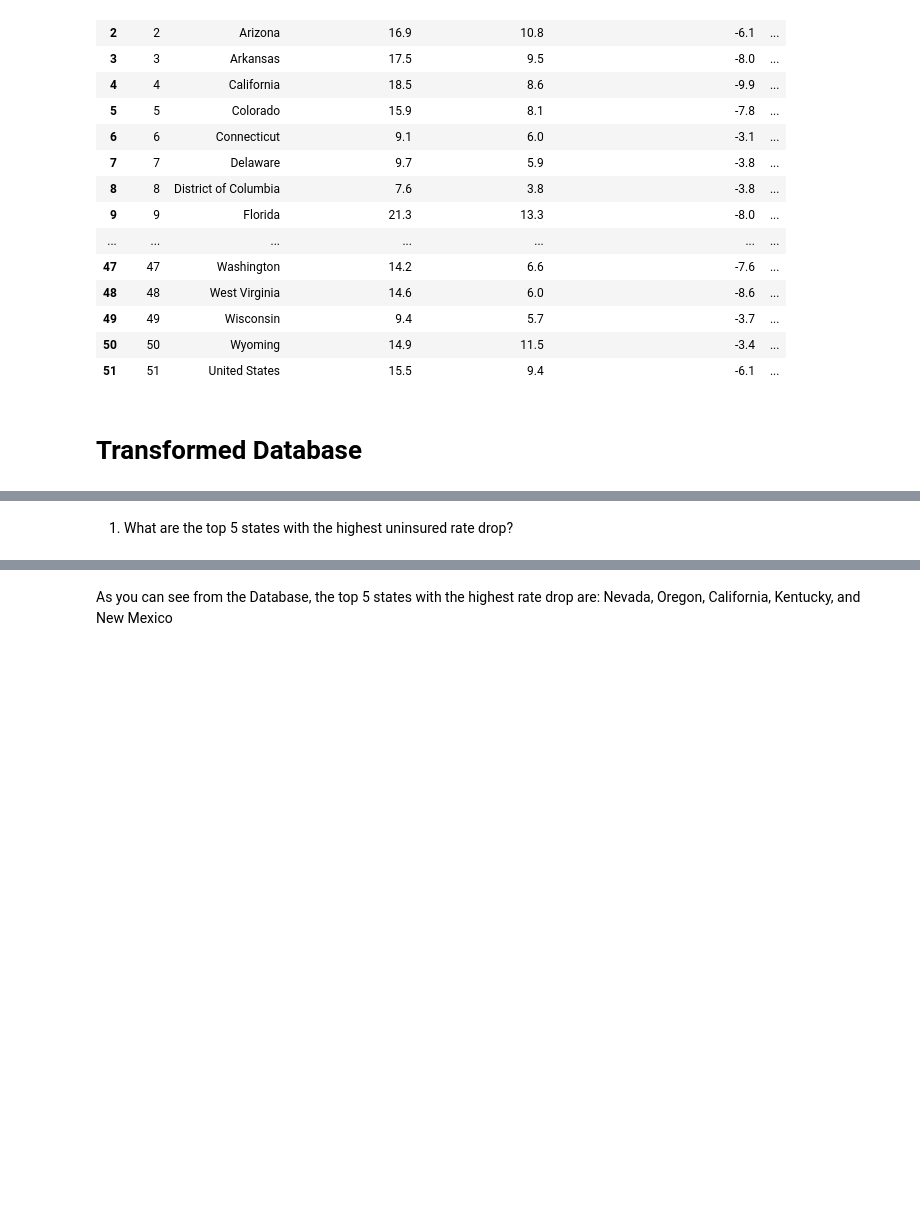
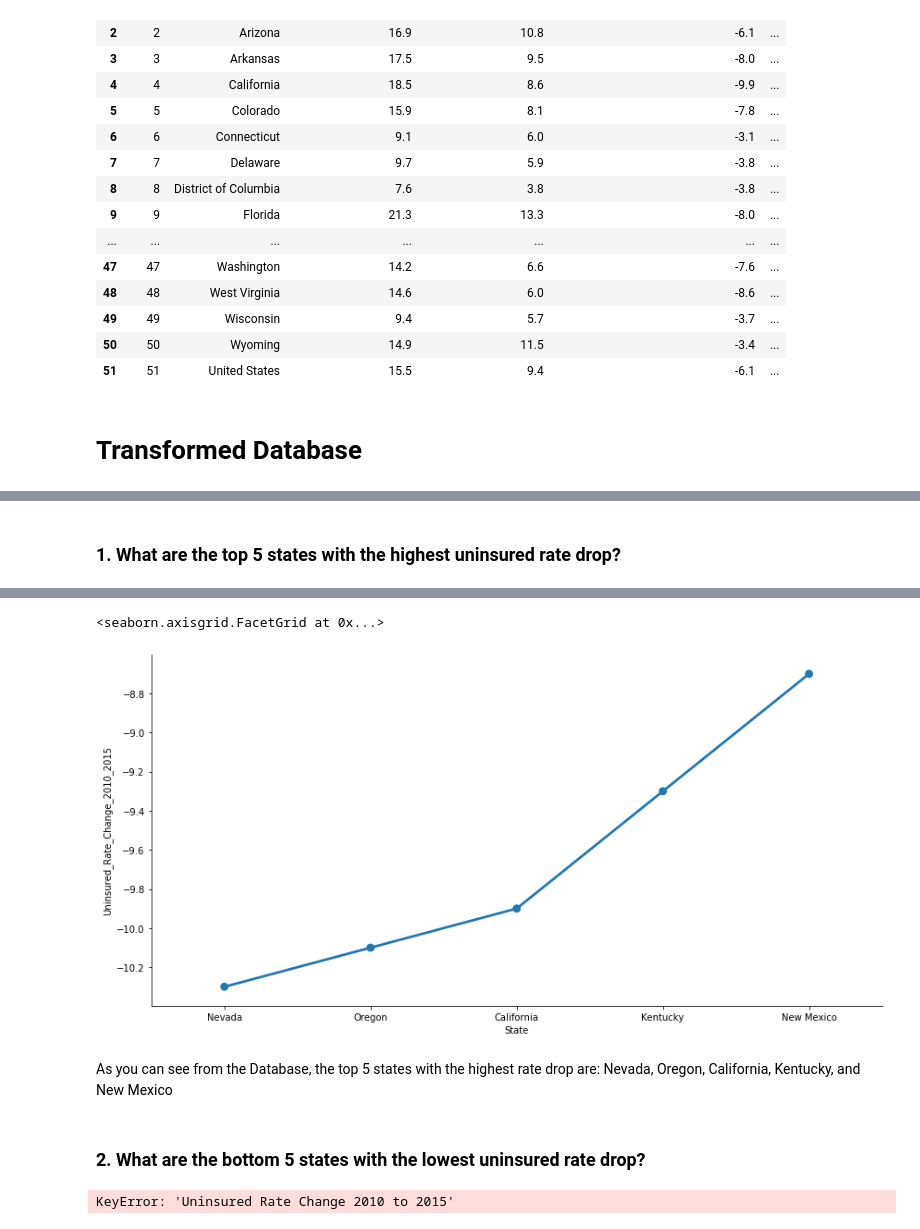
Before and after one commit to alexbeeler/ACA-Project, a Jupyter notebook: My_ACA_Project.ipynb, the cells around one changed output, grey strips where cells are left out. Drawn from its saved outputs; the diff is of its cells as text; code cells hidden in the pictures; blank space fills up the shorter version.

Commit message:
Answered question 1 and added seaborn visualization

```diff
--- a/My_ACA_Project.ipynb
+++ b/My_ACA_Project.ipynb
@@ -91,7 +91,7 @@ df
 | 50 | 50 | Wyoming | 14.9 | 11.5 | -3.4 | 20000 | ... |
 | 51 | 51 | United States | 15.5 | 9.4 | -6.1 | 19304000 | ... |
 # %% [markdown]
-1. What are the top 5 states with the highest uninsured rate drop?
+### 1. What are the top 5 states with the highest uninsured rate drop?
 # %%
 df.sort_values(by="Uninsured Rate Change 2010 to 2015", ascending=True)
 # %% [output]
@@ -112,5 +112,24 @@ df.sort_values(by="Uninsured Rate Change 2010 to 2015", ascending=True)
 | 34 | 34 | North Dakota | 9.8 | 7.8 | -2.0 | 15000 | ... |
 | 19 | 19 | Maine | 10.1 | 8.4 | -1.7 | 22000 | ... |
 | 21 | 21 | Massachusetts | 4.4 | 2.8 | -1.6 | 107000 | ... |
+# %%
+sns.catplot(
+    x="State",
+    y="Uninsured_Rate_Change_2010_2015",
+    data=df,
+    kind="point",
+    height=6,
+    aspect=2,
+    order= ('Nevada', 'Oregon', 'California', 'Kentucky', 'New Mexico'),
+)
+# %% [output]
+<seaborn.axisgrid.FacetGrid at 0x...>
+[figure, added]
 # %% [markdown]
 As you can see from the Database, the top 5 states with the highest rate drop are: Nevada, Oregon, California, Kentucky, and New Mexico
+# %% [markdown]
+### 2. What are the bottom 5 states with the lowest uninsured rate drop?
+# %%
+df.sort_values(by="Uninsured Rate Change 2010 to 2015", ascending=False)
+# %% [output]
+KeyError: 'Uninsured Rate Change 2010 to 2015'
```
